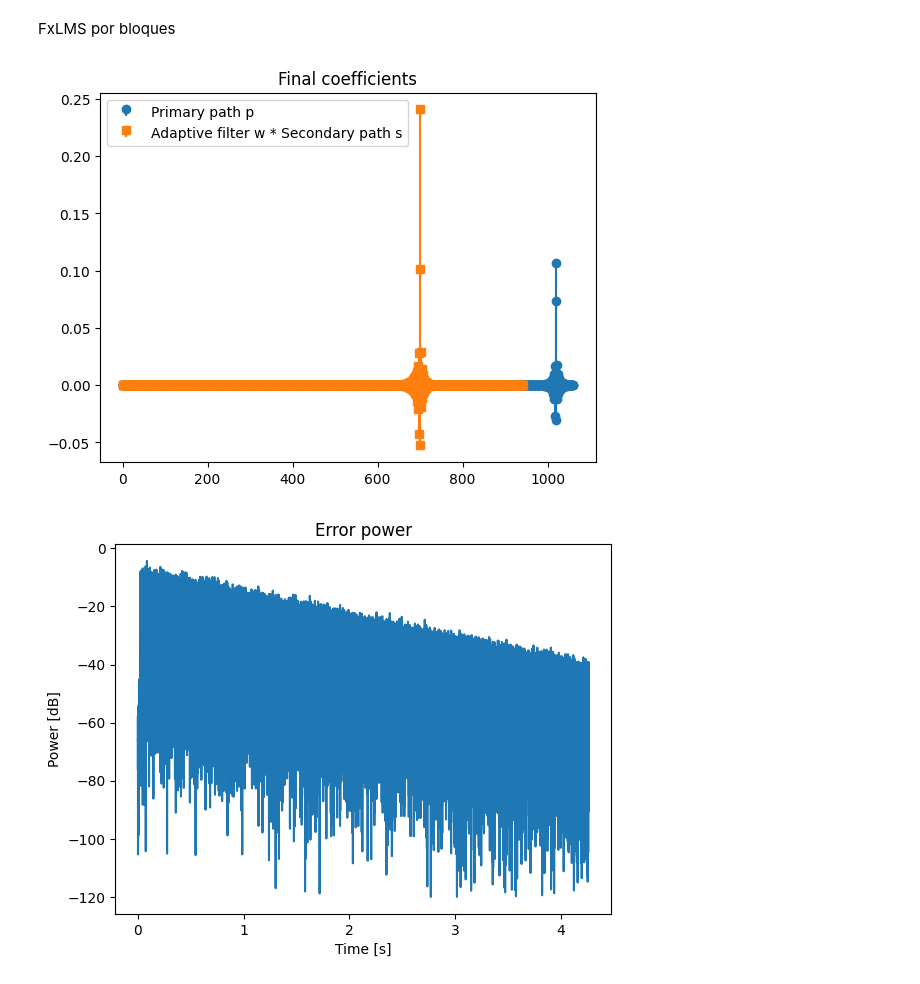
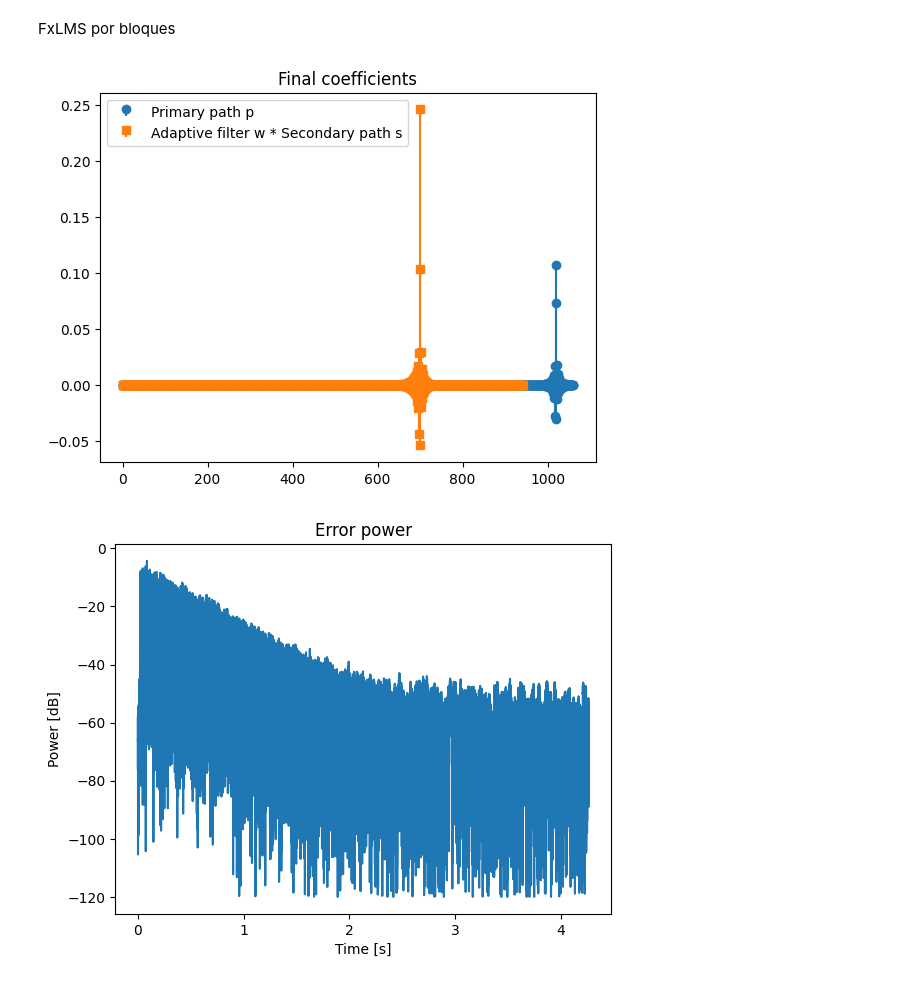
Before and after one commit to JuanAldrey/ANC-practice-library, a Jupyter notebook: notebooks/FxLMS block-based.ipynb, the cells around one changed output. Drawn from its saved outputs; the diff is of its cells as text; code cells hidden in the pictures.

```diff
--- a/notebooks/FxLMS block-based.ipynb
+++ b/notebooks/FxLMS block-based.ipynb
@@ -102,12 +102,8 @@ N = nBlocks * blocklength
 t = np.arange(N) * (1/fs)
 x = np.random.randn(N)
 
-# Zero-pad x to an integer number of blocks
-#nBlocks = (len(x) + blocklength - 1) // blocklength
-#x = np.concatenate((x, np.zeros(nBlocks * blocklength - len(x))))
-
 # Adaptive filter initialization (its spectrum has to be recalculated inside the loop)
-mu = 5e-4
+mu = 5
 M_w = 512
 w = np.zeros(M_w)
 N_w = blocklength + M_w - 1
@@ -179,32 +175,32 @@ for k in range(nBlocks):
     # LMS algorithm
     w = adapt(fxBlockOutput, e, M_w, blocklength, w, mu)
 
     # History
     e_hist[k * blocklength:(k+1) * blocklength] = e
     w_hist[k * blocklength:(k+1) * blocklength, :] = w
 
 
 plt.figure()
 plt.stem(p, linefmt='C0-', markerfmt='C0o', basefmt=" ")
 plt.stem(np.convolve(w, s)[:len(p)], linefmt='C1-', markerfmt='C1s', basefmt=" ")
 plt.legend(['Primary path p', 'Adaptive filter w * Secondary path s'])
 plt.title('Final coefficients')
 plt.show()
 
 plt.figure()
 plt.plot(t, 10*np.log10(e_hist**2 + 1e-12))
 plt.title('Error power')
 plt.xlabel('Time [s]')
 plt.ylabel('Power [dB]')
 plt.show()
 
 plt.figure()
 for k in range(M_w):
     plt.plot(t, w_hist[:, k])
 plt.title('Coefficient convergence')
 plt.xlabel('Time [s]')
 plt.ylabel('Value')
 plt.show()
 # %% [output]
-[figure, old version]
+[figure, new version]
-[figure, old version]
+[figure, new version]
```
Also changed, not shown: parts of 2 cells of this notebook, 2 other files.
